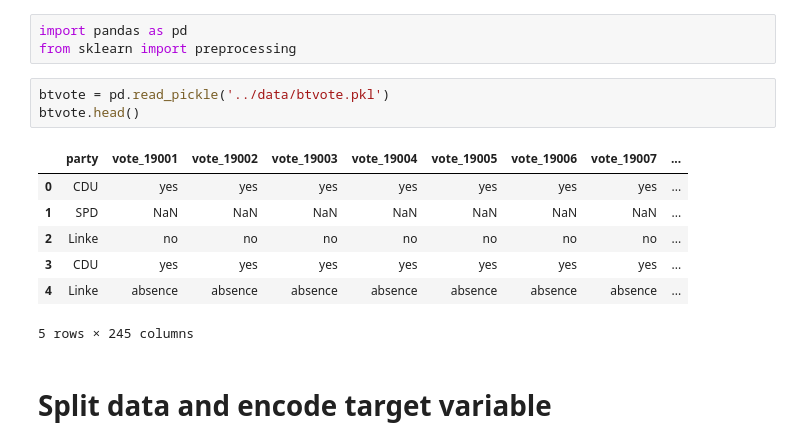
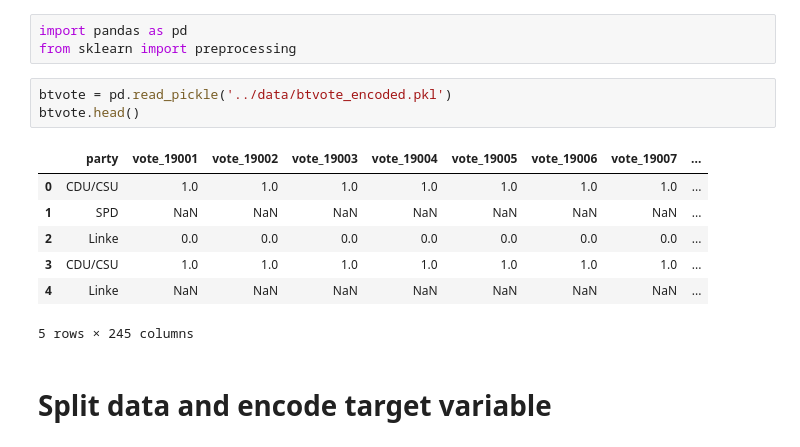
Before and after one commit to mograev/btvote, a Jupyter notebook: notebooks/3-classification.ipynb, the cells around one changed output. Saved outputs shown, nothing was run; the diff lists cells and outputs as text.

```diff
--- a/notebooks/3-classification.ipynb
+++ b/notebooks/3-classification.ipynb
@@ -2,15 +2,15 @@
 import pandas as pd
 from sklearn import preprocessing
 # %%
-btvote = pd.read_pickle('../data/btvote.pkl')
+btvote = pd.read_pickle('../data/btvote_encoded.pkl')
 btvote.head()
 # %% [output]
 |  | party | vote_19001 | vote_19002 | vote_19003 | vote_19004 | vote_19005 | vote_19006 | vote_19007 | ... |
-| 0 | CDU | yes | yes | yes | yes | yes | yes | yes | ... |
+| 0 | CDU/CSU | 1.0 | 1.0 | 1.0 | 1.0 | 1.0 | 1.0 | 1.0 | ... |
 | 1 | SPD | NaN | NaN | NaN | NaN | NaN | NaN | NaN | ... |
-| 2 | Linke | no | no | no | no | no | no | no | ... |
-| 3 | CDU | yes | yes | yes | yes | yes | yes | yes | ... |
-| 4 | Linke | absence | absence | absence | absence | absence | absence | absence | ... |
+| 2 | Linke | 0.0 | 0.0 | 0.0 | 0.0 | 0.0 | 0.0 | 0.0 | ... |
+| 3 | CDU/CSU | 1.0 | 1.0 | 1.0 | 1.0 | 1.0 | 1.0 | 1.0 | ... |
+| 4 | Linke | NaN | NaN | NaN | NaN | NaN | NaN | NaN | ... |
 5 rows × 245 columns
 # %% [markdown]
 # Split data and encode target variable
```
Also changed, not shown: parts of 1 cell of this notebook, 1 other file.
